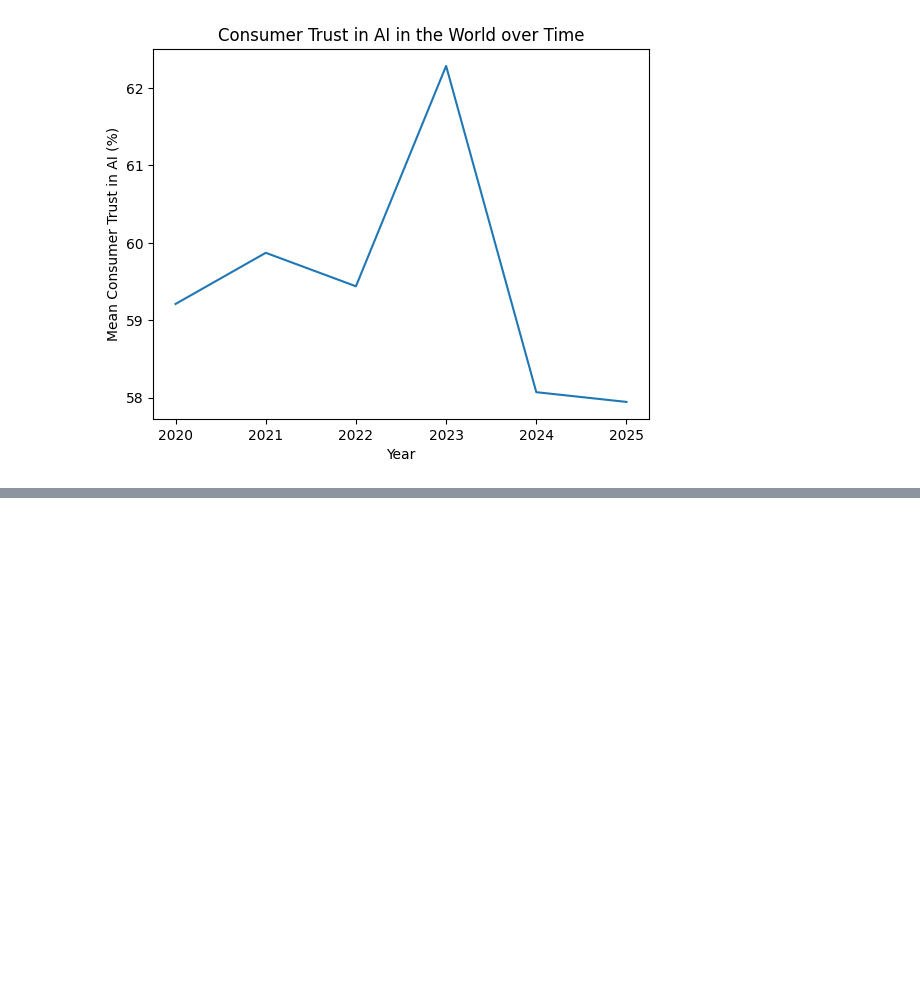
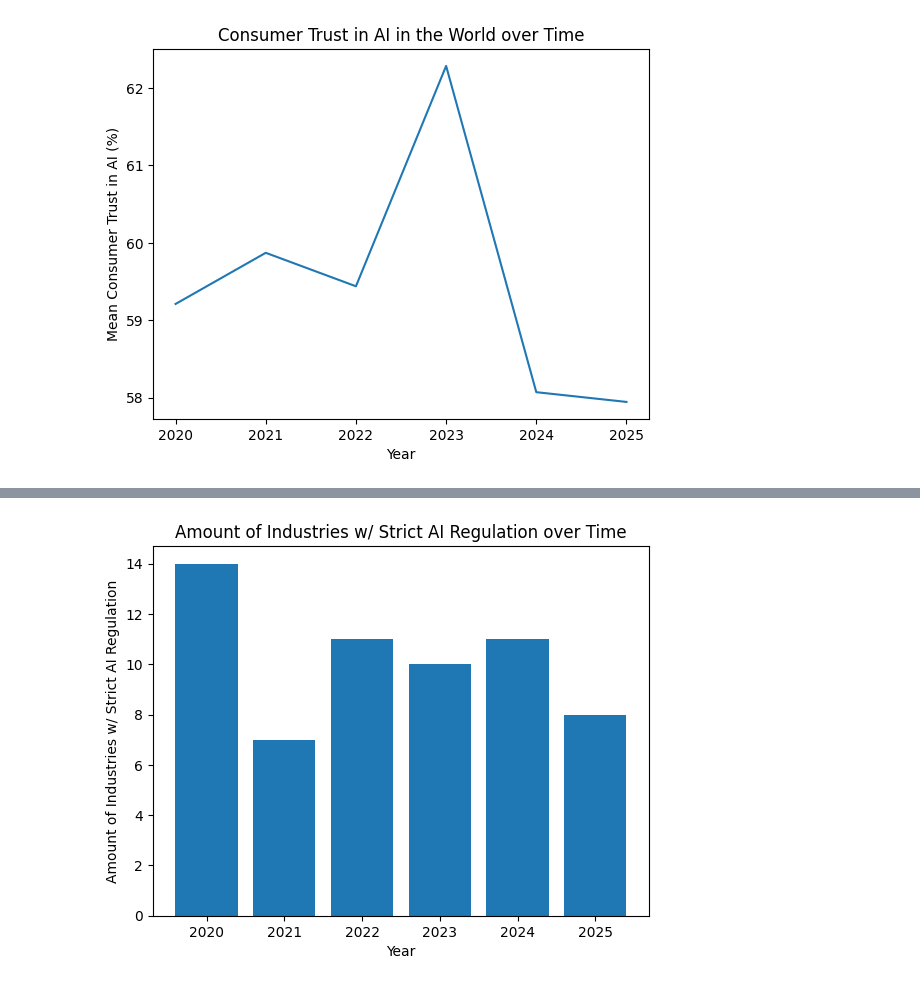
Before and after one commit to jigar-shroff/AiOnDigitalMediaResearch, a Jupyter notebook: AIOnDigitalMediaResearch.ipynb, the cells around one changed output, grey strips where cells are left out. Saved outputs shown, nothing was run; the diff lists cells and outputs as text; code cells hidden in the pictures; blank space fills up the shorter version.

Commit message:
Added more visualizations

```diff
--- a/AIOnDigitalMediaResearch.ipynb
+++ b/AIOnDigitalMediaResearch.ipynb
@@ -484,0 +492,15 @@ plt.show()
+# %%
+regulationsEncoded = aiFrame.copy()
+
+for r in range(len(regulationsEncoded["Regulation Status"])):
+
+  match regulationsEncoded["Regulation Status"][r]:
+
+    case "Lenient":
+      regulationsEncoded["Regulation Status"][r] = 1
+    case "Moderate":
+      regulationsEncoded["Regulation Status"][r] = 2
+    case "Strict":
+      regulationsEncoded["Regulation Status"][r] = 3
+
+regulationsEncoded["Regulation Status"].value_counts()
@@ -484,0 +531,7 @@ plt.show()
+# %%
+yearGroups = regulationsEncoded.groupby("Regulation Status")["Year"]
+strict = yearGroups.get_group(3)
+moderate = yearGroups.get_group(2)
+lenient = yearGroups.get_group(1)
+
+print(strict.value_counts())
@@ -484,0 +547,12 @@ plt.show()
+# %%
+#strict bar plot
+
+plt.bar(strict.value_counts().index, strict.value_counts().values)
+
+plt.xlabel("Year")
+plt.ylabel("Amount of Industries w/ Strict AI Regulation")
+plt.title("Amount of Industries w/ Strict AI Regulation over Time")
+
+plt.show()
+# %% [output]
+[figure, added]
```
Also changed, not shown: parts of 35 cells of this notebook.
